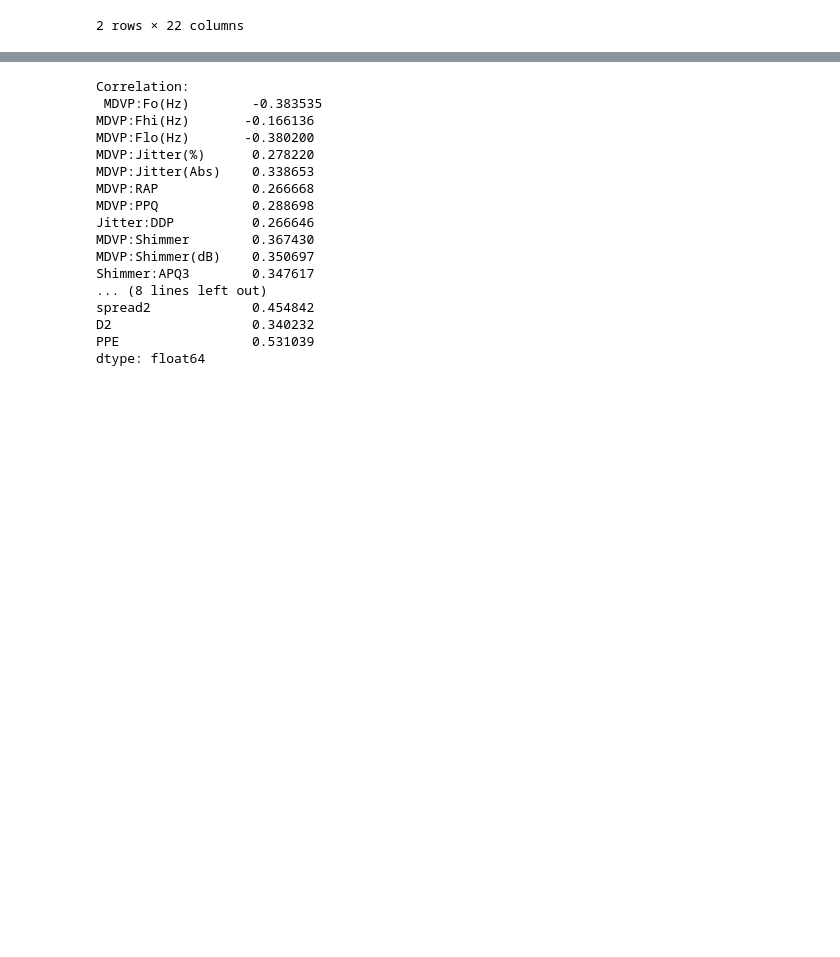
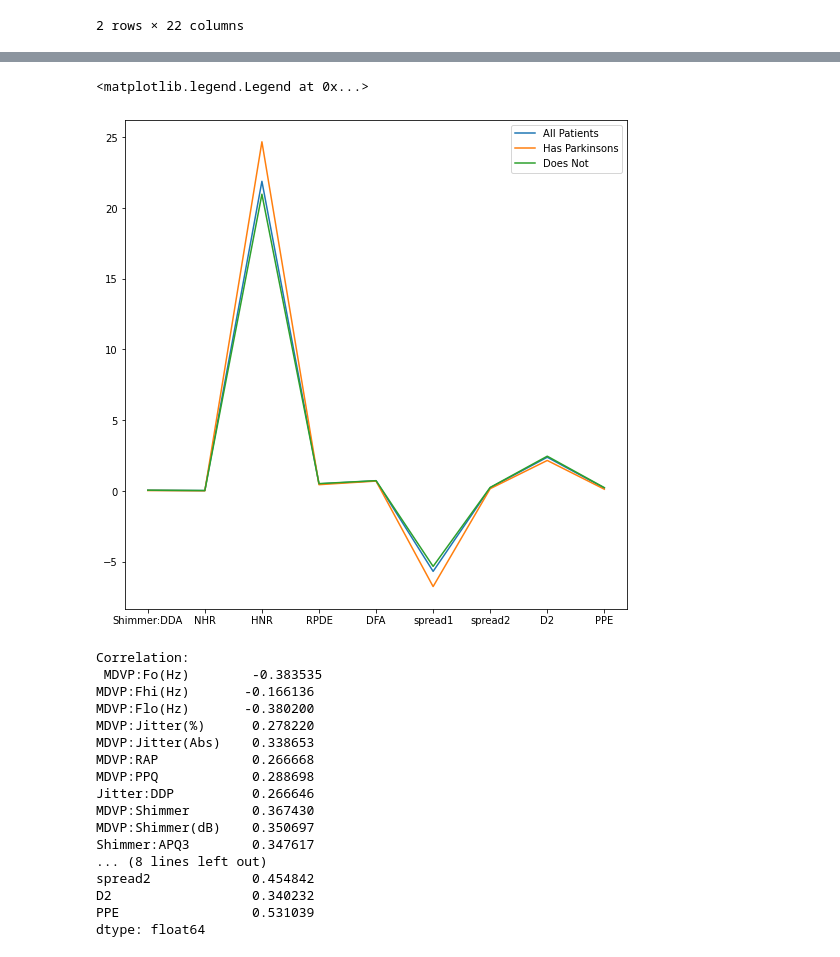
Before and after one commit to makbora/MLFinalProj, a Jupyter notebook: FinalProject.ipynb, the cells around one changed output, grey strips where cells are left out. Drawn from its saved outputs; the diff is of its cells as text; code cells hidden in the pictures; blank space fills up the shorter version.

```diff
--- a/FinalProject.ipynb
+++ b/FinalProject.ipynb
@@ -52,2 +83,11 @@ display(group_df)
+# %%
+plt.figure(figsize=(9,9))
+plt.plot(nores_mean[13:22],label="All Patients")
+plt.plot(group_df.iloc[0][13:22],label="Has Parkinsons")
+plt.plot(group_df.iloc[1][13:22],label="Does Not")
+plt.legend()
+# %% [output]
+<matplotlib.legend.Legend at 0x...>
+[figure, added]
 # %%
 #Get the correllation for all columns and display
```
Also changed, not shown: parts of 9 cells of this notebook.
